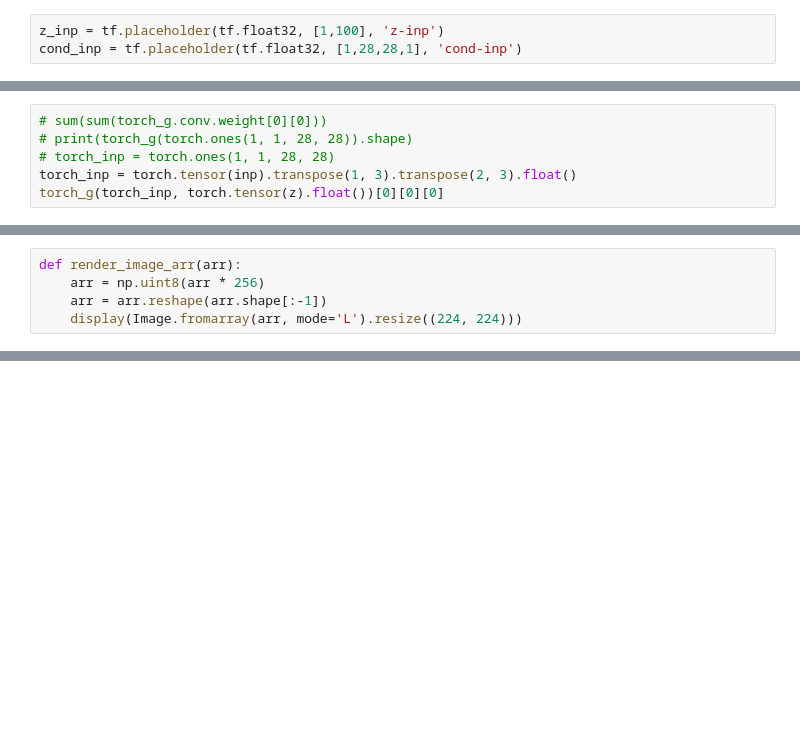
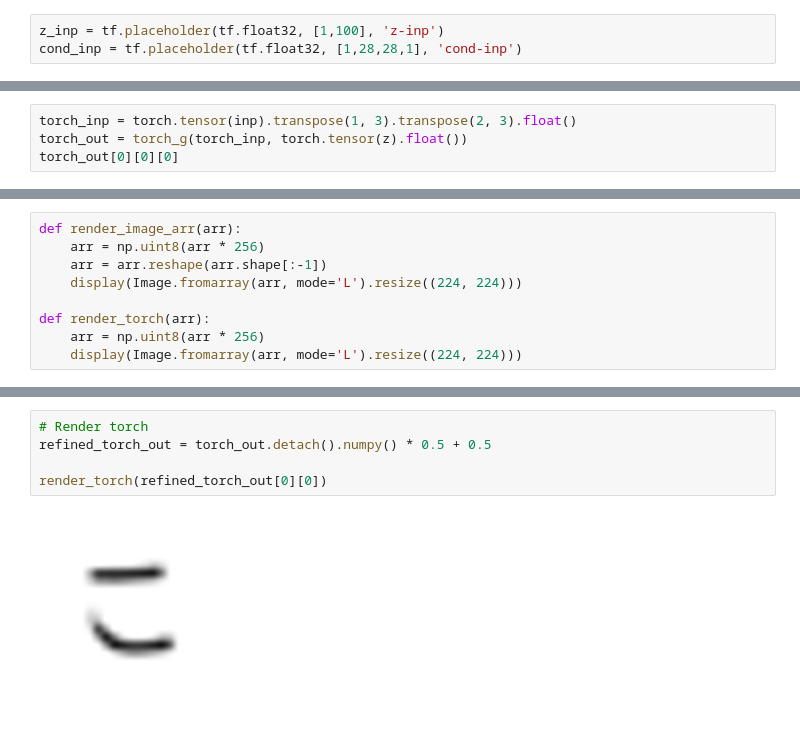
Before and after one commit to amurthy1/DAGAN, a Jupyter notebook: dagan_misc.ipynb, the cells around one changed output, grey strips where cells are left out. Saved outputs shown, nothing was run; the diff lists cells and outputs as text; blank space fills up the shorter version.

```diff
--- a/dagan_misc.ipynb
+++ b/dagan_misc.ipynb
@@ -444,7 +197,5 @@ torch.Size([1, 28, 28, 1])
 # %%
-# sum(sum(torch_g.conv.weight[0][0]))
-# print(torch_g(torch.ones(1, 1, 28, 28)).shape)
-# torch_inp = torch.ones(1, 1, 28, 28)
 torch_inp = torch.tensor(inp).transpose(1, 3).transpose(2, 3).float()
-torch_g(torch_inp, torch.tensor(z).float())[0][0][0]
+torch_out = torch_g(torch_inp, torch.tensor(z).float())
+torch_out[0][0][0]
 # %% [output]
@@ -506,3 +208,7 @@ def render_image_arr(arr):
     arr = np.uint8(arr * 256)
     arr = arr.reshape(arr.shape[:-1])
     display(Image.fromarray(arr, mode='L').resize((224, 224)))
+
+def render_torch(arr):
+    arr = np.uint8(arr * 256)
+    display(Image.fromarray(arr, mode='L').resize((224, 224)))
@@ -546,0 +220,7 @@ tf.image.resize_nearest_neighbor(inp, (None, None))
+# %%
+# Render torch
+refined_torch_out = torch_out.detach().numpy() * 0.5 + 0.5
+
+render_torch(refined_torch_out[0][0])
+# %% [output]
+[figure, added]
```
Also changed, not shown: parts of 26 cells of this notebook, 2 other files.
